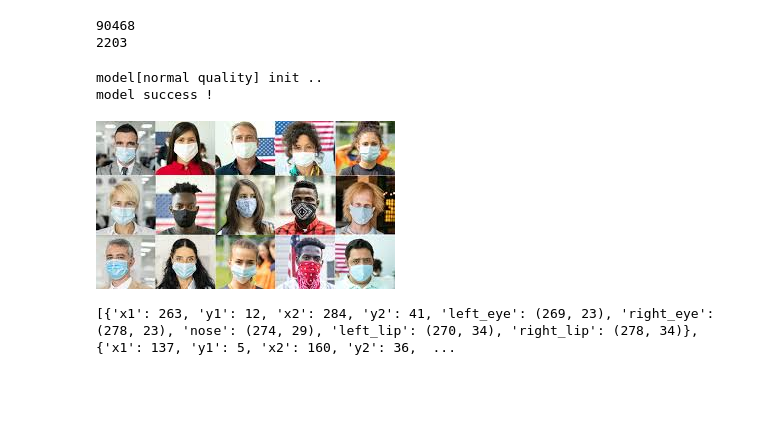
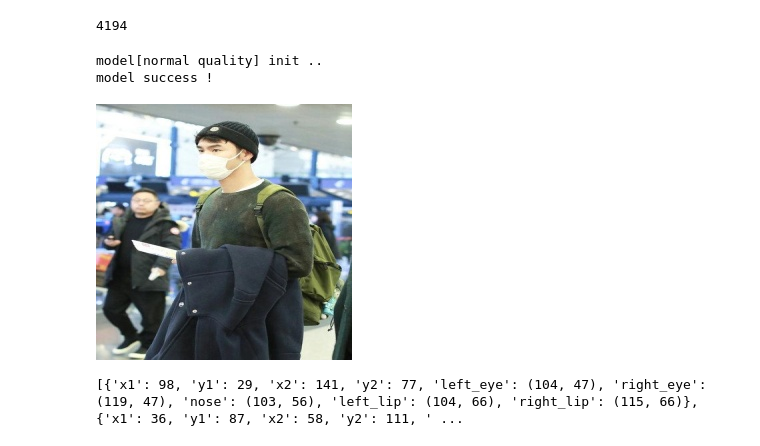
Before and after one commit to vipul43/Face_Mask_Detection, a Jupyter notebook: retinaNet.ipynb, the cells around one changed output. Drawn from its saved outputs; the diff is of its cells as text; code cells hidden in the pictures; blank space fills up the shorter version.

Commit message:
- modified the dataset to include scenes rather than cropped images - final output is the dictionary of image path and faces identified in that image - printed the output for some random images

```diff
--- a/retinaNet.ipynb
+++ b/retinaNet.ipynb
@@ -34,21 +35,17 @@ def generate_image_paths(dir_path):
   files_jpg = glob.glob(dir_path + '/**/*.jpg', recursive=True)
   files_jpeg = glob.glob(dir_path + '/**/*.jpeg', recursive=True)
   files_png = glob.glob(dir_path + '/**/*.png', recursive=True)
-  files_JPEG = glob.glob(dir_path + '/**/*.JPEG', recursive=True)
-  paths = list(itertools.chain(files_jpg, files_jpeg, files_png, files_JPEG))
+  files_webp = glob.glob(dir_path + '/**/*.webp', recursive=True)
+  files_jfif = glob.glob(dir_path + '/**/*.jfif', recursive=True)
+  paths = list(itertools.chain(files_jpg, files_jpeg, files_png, files_webp, files_jfif))
   return paths
 
-dataset_path = "/content/self-built-masked-face-recognition-dataset/"
-unmasked_face_dataset_path = dataset_path + "AFDB_face_dataset/"
-masked_face_dataset_path = dataset_path + "AFDB_masked_face_dataset/"
-unmasked_paths = generate_image_paths(unmasked_face_dataset_path)
-masked_paths = generate_image_paths(masked_face_dataset_path)
+dataset_path = "/content/rwmfd"
+paths = generate_image_paths(dataset_path)
 
-print(len(unmasked_paths))
-print(len(masked_paths))
+print(len(paths))
 # %% [output]
-90468
-2203
+4194
 # %%
 # retinaNet model, retinaFace for Face Detection
 # https://pypi.org/project/retinaface/
@@ -68,17 +65,17 @@ def openCV_image_cropping(image_path, face):
 # %%
 # passing random image from the dataset through retinaNet Face Detection model and visualising the output
 
 detector = RetinaFace(quality='normal')
-random_image_path = "/content/sample_image.jpg"
+random_image_path = random.choice(paths)
 random_image = cv2.imread(random_image_path)
 cv2_imshow(random_image)
 faces = retinaFace_detector(random_image_path, detector)
 print(faces)
 # %% [output]
 model[normal quality] init ..
 model success !
-[figure, old version]
+[figure, new version]
-[{'x1': 263, 'y1': 12, 'x2': 284, 'y2': 41, 'left_eye': (269, 23), 'right_eye': (278, 23), 'nose': (274, 29), 'left_lip': (270, 34), 'right_lip': (278, 34)}, {'x1': 137, 'y1': 5, 'x2': 160, 'y2': 36,  ...
+[{'x1': 98, 'y1': 29, 'x2': 141, 'y2': 77, 'left_eye': (104, 47), 'right_eye': (119, 47), 'nose': (103, 56), 'left_lip': (104, 66), 'right_lip': (115, 66)}, {'x1': 36, 'y1': 87, 'x2': 58, 'y2': 111, ' ...
 # %%
 # passing random image face detection output of retinaNet Face Detection model to openCV image cropping function and visualising the image
 if(len(faces)>0):
```
Also changed, not shown: parts of 6 cells of this notebook.
